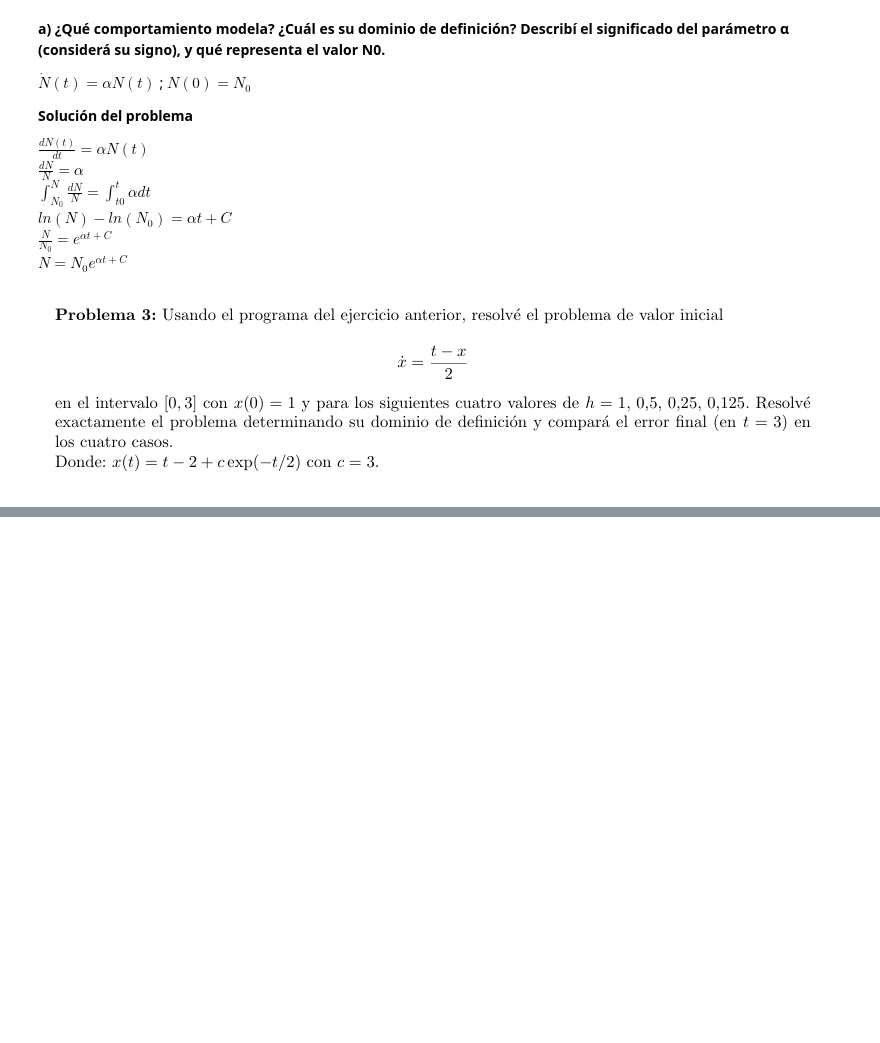
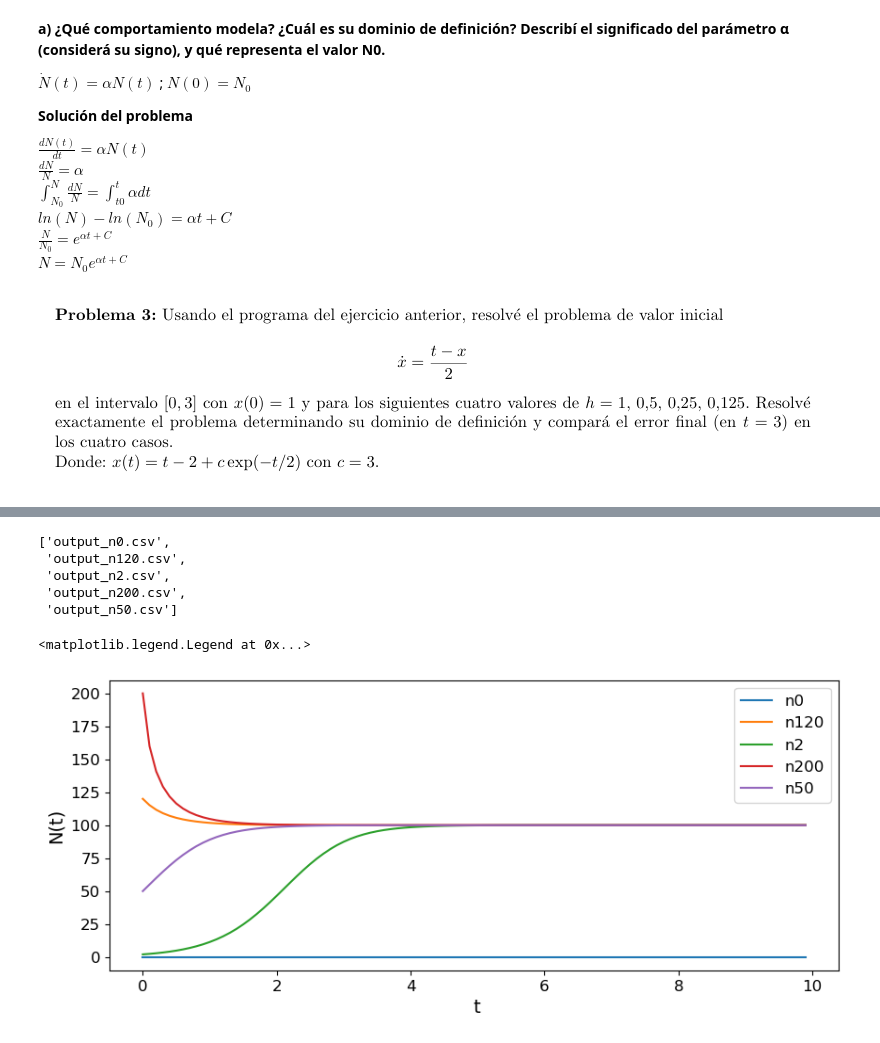
Before and after one commit to francobarrionuevoenv21/MAIE_devs_pub, a Jupyter notebook: MetodosNumericos/TP3_EDO/TP3_EDOs_Python.ipynb, the cells around one changed output, grey strips where cells are left out. Drawn from its saved outputs; the diff is of its cells as text; code cells hidden in the pictures; blank space fills up the shorter version.

```diff
--- a/MetodosNumericos/TP3_EDO/TP3_EDOs_Python.ipynb
+++ b/MetodosNumericos/TP3_EDO/TP3_EDOs_Python.ipynb
@@ -21,0 +98,47 @@ $N = N_{0}e^{\alpha t + C}$ <br>
+# %%
+# Import data
+paths_list = []
+data_path = 'tp3e4'
+
+## Sort directions
+path_names = sorted(next(os.walk(data_path))[-1])
+
+# Print paths list
+path_names
+# %% [output]
+['output_n0.csv',
+ 'output_n120.csv',
+ 'output_n2.csv',
+ 'output_n200.csv',
+ 'output_n50.csv']
+# %%
+# Create dicts to extract data
+dict_x = {}
+dict_t = {}
+
+# Iterate with a for loop to extract data
+for p in path_names:
+
+    #p[7:-4]
+    data = pd.read_csv(os.path.join(data_path, p), header = None)
+    dict_x[p[7:-4]] = data.loc[:, 1].values
+    dict_t[p[7:-4]] = data.loc[:, 0].values
+# %%
+# Plot Euler method results 0 <= t <= 10
+h_steps = dict_x.keys()
+
+fig, ax = plt.subplots(figsize=(10, 4))
+
+for h in h_steps:
+    ax.plot(dict_t[h][dict_t[h] <= 10],
+             dict_x[h][dict_t[h] <= 10],
+               label = h)
+
+ax.set_ylabel(r'N(t)', fontsize = 14)
+ax.tick_params(axis='y', labelsize=12)
+ax.set_xlabel(r' t', fontsize = 14)
+ax.tick_params(axis='x', labelsize=12)
+ax.legend(fontsize=12)
+# %% [output]
+<matplotlib.legend.Legend at 0x...>
+[figure, added]
```
Also changed, not shown: parts of 18 cells of this notebook.
